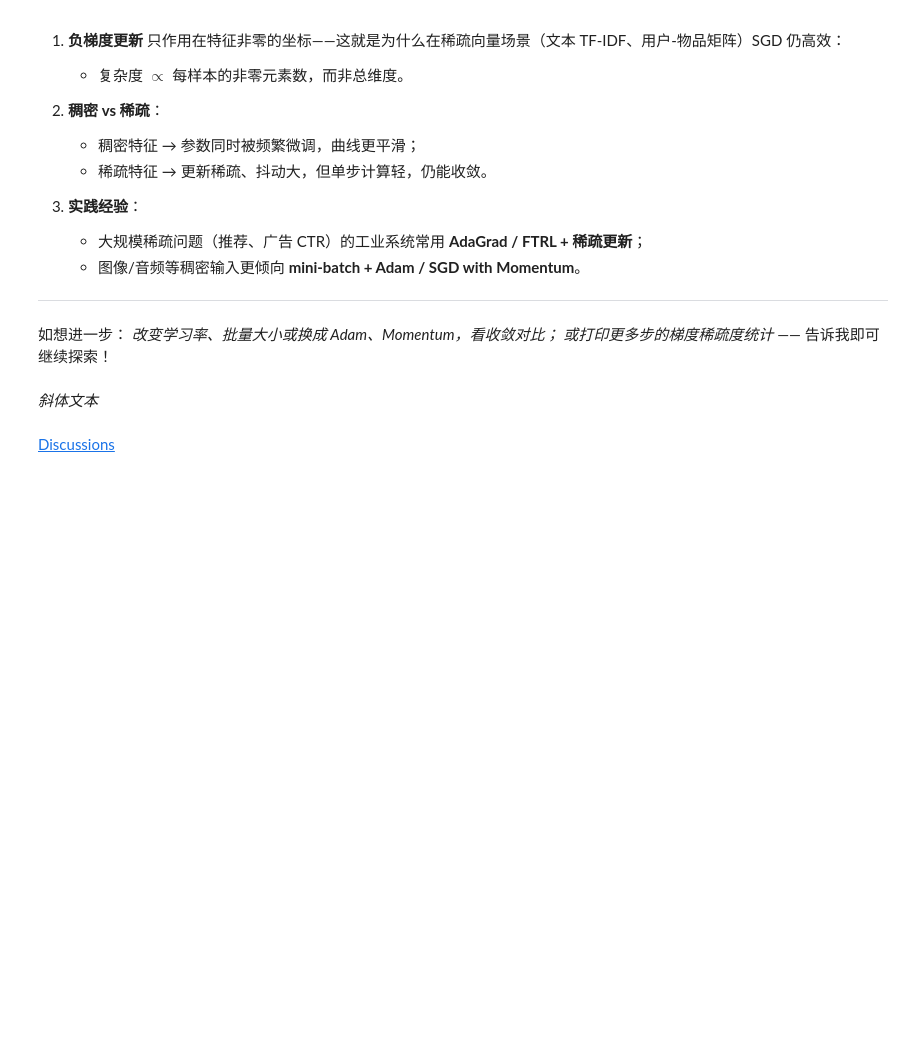
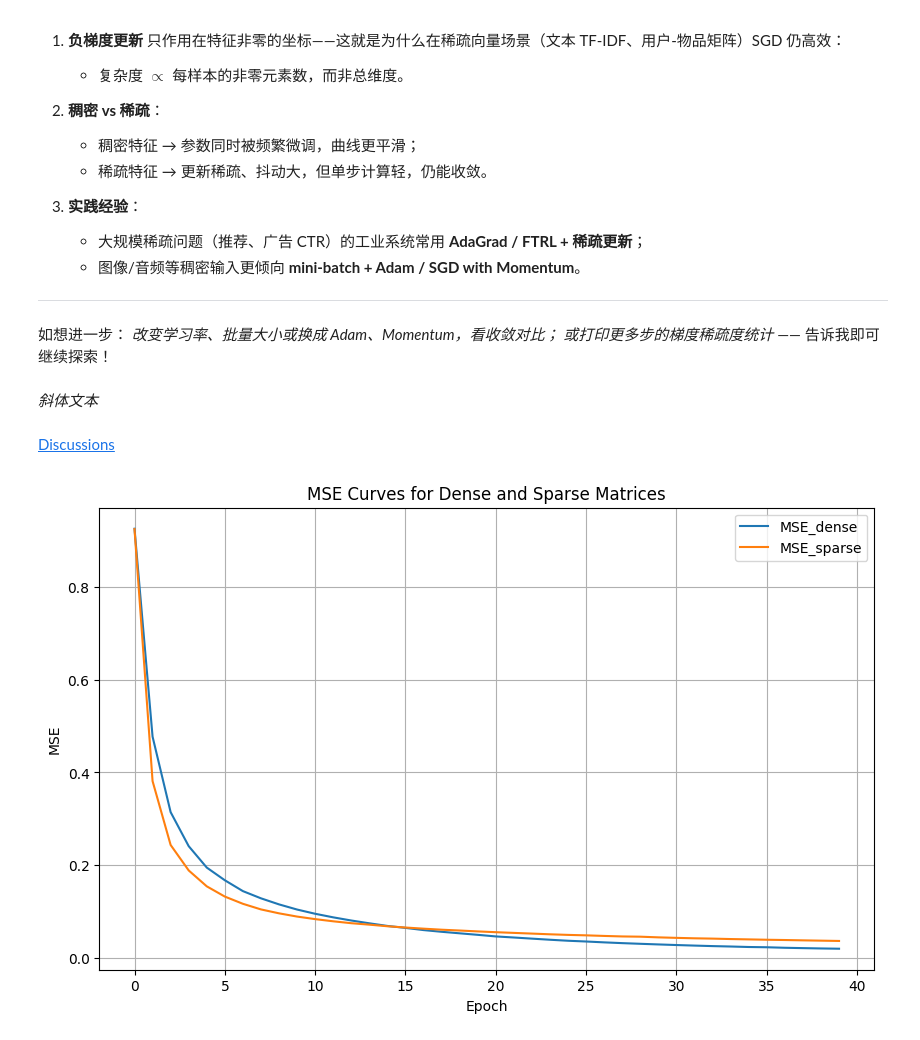
Before and after one commit to zx20030501/Dive-into-Deep-Learning, a Jupyter notebook: 3.1. 线性回归-linear_regression.ipynb, the cells around one changed output. Cells and saved outputs as stored; diff of their text form; code cells hidden in the pictures; blank space fills up the shorter version.

```diff
--- a/3.1. 线性回归-linear_regression.ipynb
+++ b/3.1. 线性回归-linear_regression.ipynb
@@ -2001,3 +2003,29 @@ b  ← b – η · err                        # 偏置同理
 *斜体文本*
 # %% [markdown]
 [Discussions](https://discuss.d2l.ai/t/1775)
+# %%
+# 记得数据上传到这里
+
+import pandas as pd
+import matplotlib.pyplot as plt
+
+# Load the data from the CSV file
+df = pd.read_csv("/content/SGD____________vs______9_9_.csv")
+
+# Select only the MSE columns
+mse_columns = ['MSE_dense', 'MSE_sparse']
+df_mse = df[mse_columns]
+
+# Plot the MSE curves
+plt.figure(figsize=(10, 6))
+for column in df_mse.columns:
+    plt.plot(df.index, df_mse[column], label=column)
+
+plt.xlabel("Epoch")
+plt.ylabel("MSE")
+plt.title("MSE Curves for Dense and Sparse Matrices")
+plt.legend()
+plt.grid(True)
+plt.show()
+# %% [output]
+[figure, added]
```
Also changed, not shown: parts of 1 cell of this notebook.
